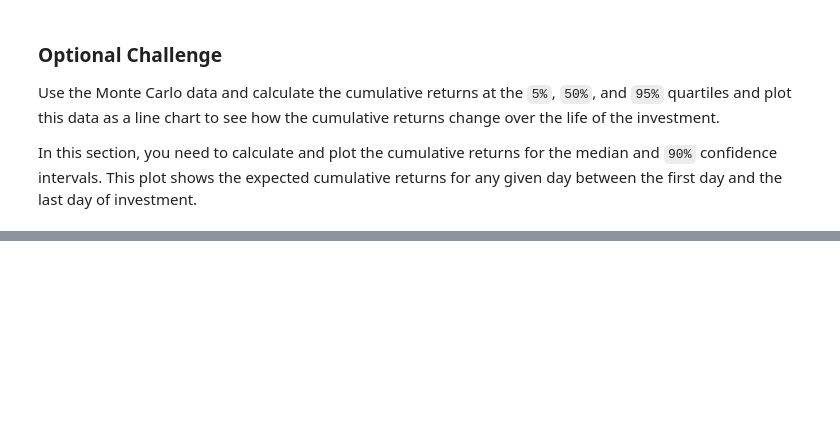
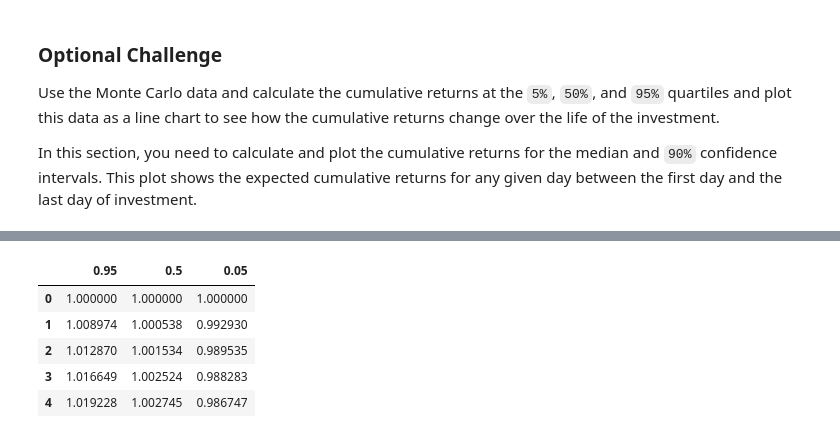
Before and after one commit to gscalvo/api-homework, a Jupyter notebook: portfolio_planner.ipynb, the cells around one changed output, grey strips where cells are left out. Saved outputs shown, nothing was run; the diff lists cells and outputs as text; code cells hidden in the pictures; blank space fills up the shorter version.

```diff
--- a/portfolio_planner.ipynb
+++ b/portfolio_planner.ipynb
@@ -300,2 +291,19 @@ In this section, you need to calculate and plot the cumulative returns for the m
+# %%
+# Compute projected returns
+quant_95 = portfolio_cumulative_returns.quantile(0.95, axis=1)
+quant_50 = portfolio_cumulative_returns.quantile(0.50, axis=1)
+quant_5 = portfolio_cumulative_returns.quantile(0.05, axis=1)
+
+cumulative_returns_challenge = pd.concat([quant_95, quant_50, quant_5], axis="columns", join="inner")
+
+# Display sample data
+cumulative_returns_challenge.head()
+# %% [output]
+|  | 0.95 | 0.5 | 0.05 |
+| 0 | 1.000000 | 1.000000 | 1.000000 |
+| 1 | 1.008974 | 1.000538 | 0.992930 |
+| 2 | 1.012870 | 1.001534 | 0.989535 |
+| 3 | 1.016649 | 1.002524 | 0.988283 |
+| 4 | 1.019228 | 1.002745 | 0.986747 |
 # %%
 # Plot the cumulative returns over time
```
Also changed, not shown: parts of 3 cells of this notebook, 2 other files.
